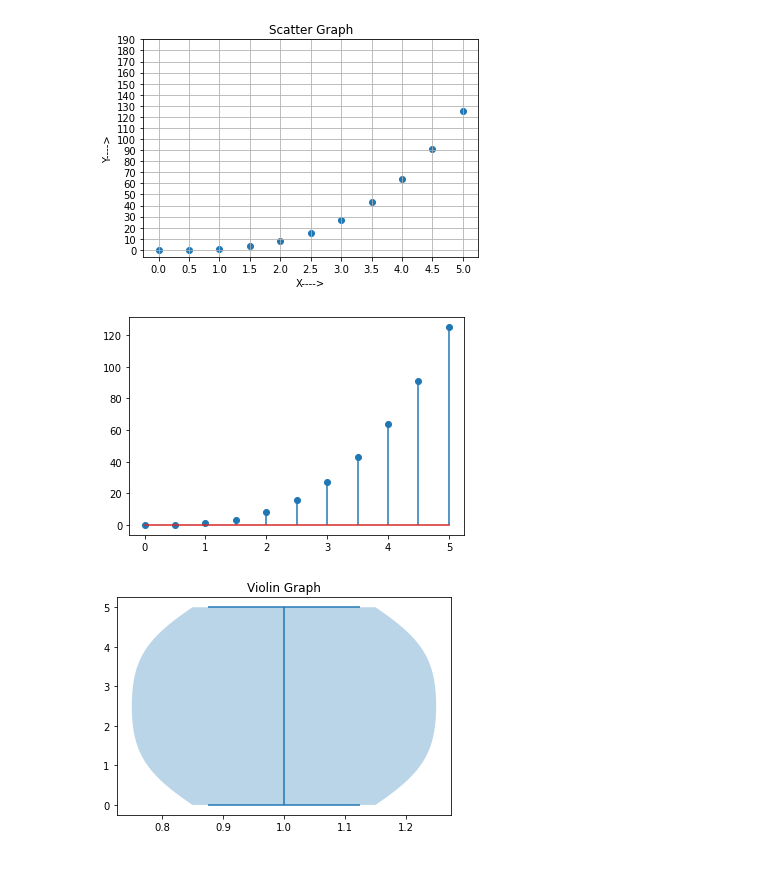
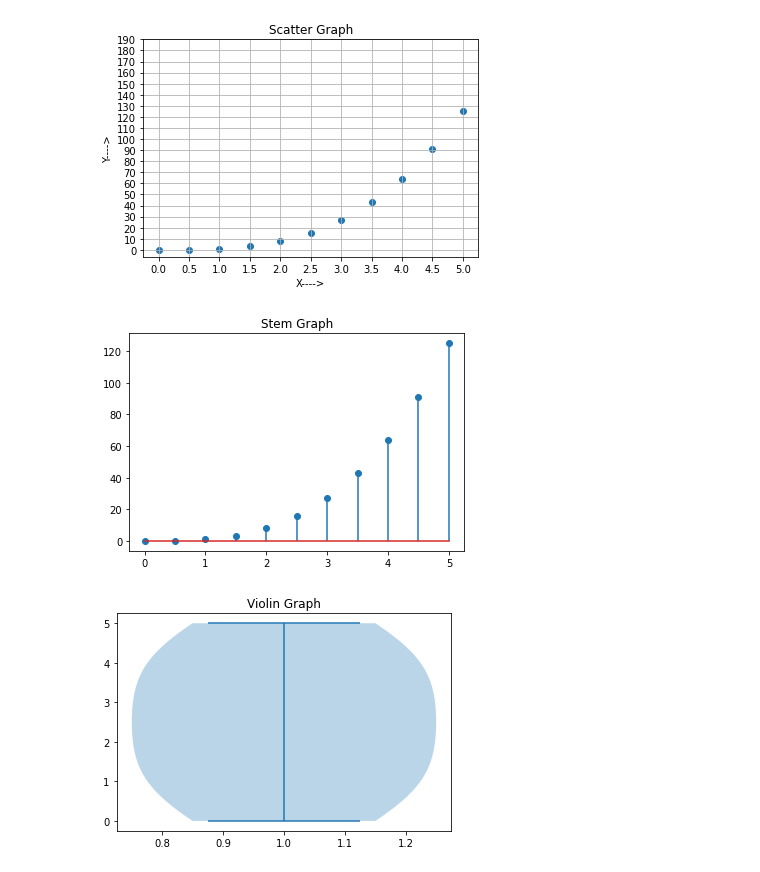
Before and after one commit to adipratyush8/ML-AI-Training, a Jupyter notebook: Graphs/types_of_graph.ipynb, the cells around one changed output. Drawn from its saved outputs; the diff is of its cells as text; code cells hidden in the pictures.

```diff
--- a/Graphs/types_of_graph.ipynb
+++ b/Graphs/types_of_graph.ipynb
@@ -67,9 +67,10 @@ plt.show()
 [figure]
 # %%
 plt.stem(x,y)#More like Bar Graph
+plt.title('Stem Graph')
 plt.show()
 # %% [output]
-[figure, old version]
+[figure, new version]
 # %%
 plt.violinplot(x)
 plt.title("Violin Graph")
```
Also changed, not shown: parts of 2 cells of this notebook, 36 other files.
